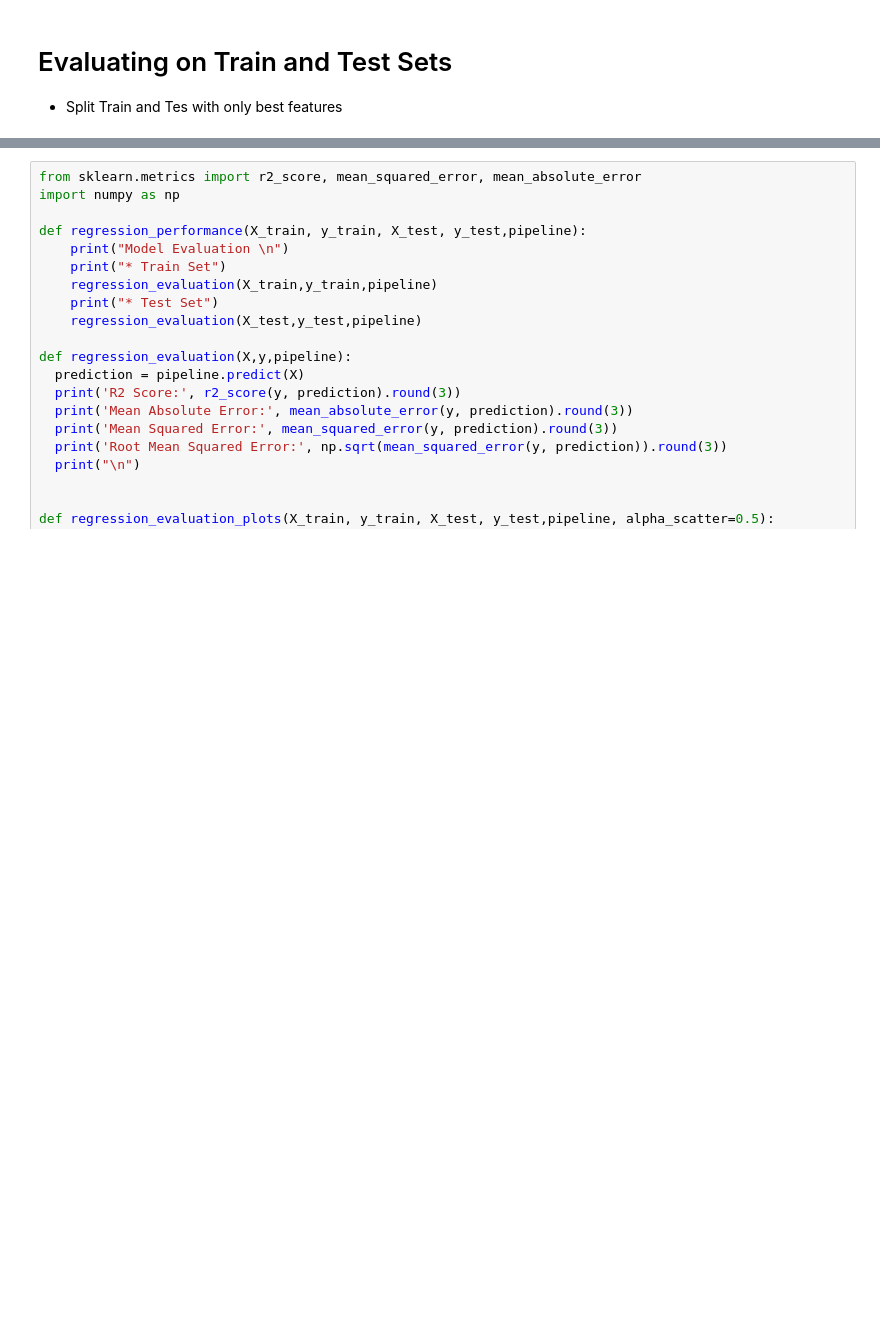
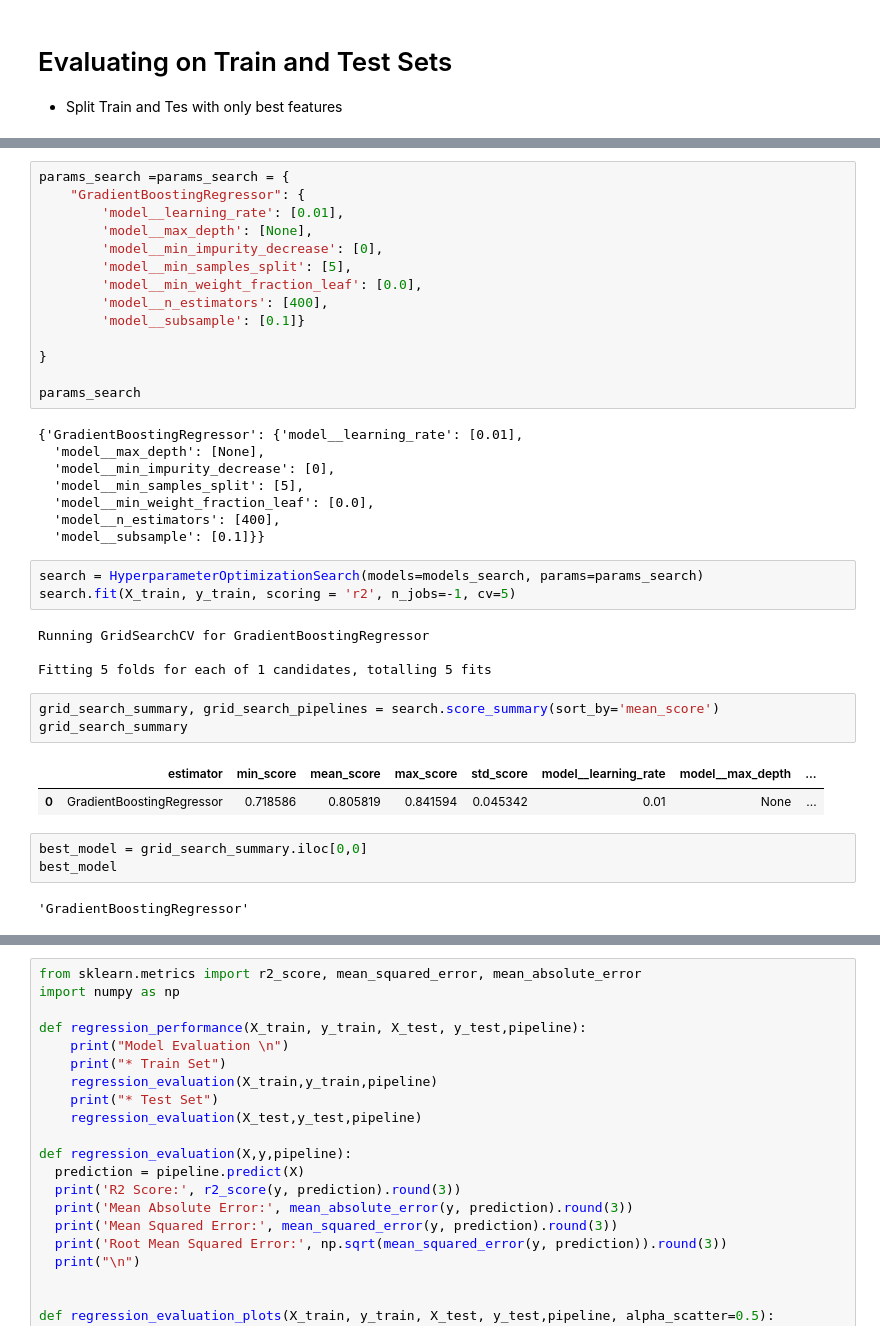
Before and after one commit to SamMartin92/milestone-project-heritage-housing-issues, a Jupyter notebook: jupyter_notebooks/5.PredictSalePrice.ipynb, the cells around one changed output, grey strips where cells are left out. Cells and saved outputs as stored; diff of their text form; blank space fills up the shorter version.

```diff
--- a/jupyter_notebooks/5.PredictSalePrice.ipynb
+++ b/jupyter_notebooks/5.PredictSalePrice.ipynb
@@ -600,0 +637,40 @@ X_test.head(3)
+# %%
+params_search =params_search = {
+    "GradientBoostingRegressor": {
+        'model__learning_rate': [0.01],
+        'model__max_depth': [None],
+        'model__min_impurity_decrease': [0],
+        'model__min_samples_split': [5],
+        'model__min_weight_fraction_leaf': [0.0],
+        'model__n_estimators': [400],
+        'model__subsample': [0.1]}
+
+}
+
+params_search
+# %% [output]
+{'GradientBoostingRegressor': {'model__learning_rate': [0.01],
+  'model__max_depth': [None],
+  'model__min_impurity_decrease': [0],
+  'model__min_samples_split': [5],
+  'model__min_weight_fraction_leaf': [0.0],
+  'model__n_estimators': [400],
+  'model__subsample': [0.1]}}
+# %%
+search = HyperparameterOptimizationSearch(models=models_search, params=params_search)
+search.fit(X_train, y_train, scoring = 'r2', n_jobs=-1, cv=5)
+# %% [output]
+Running GridSearchCV for GradientBoostingRegressor
+
+Fitting 5 folds for each of 1 candidates, totalling 5 fits
+# %%
+grid_search_summary, grid_search_pipelines = search.score_summary(sort_by='mean_score')
+grid_search_summary
+# %% [output]
+|  | estimator | min_score | mean_score | max_score | std_score | model__learning_rate | model__max_depth | ... |
+| 0 | GradientBoostingRegressor | 0.718586 | 0.805819 | 0.841594 | 0.045342 | 0.01 | None | ... |
+# %%
+best_model = grid_search_summary.iloc[0,0]
+best_model
+# %% [output]
+'GradientBoostingRegressor'
```
Also changed, not shown: parts of 21 cells of this notebook.
